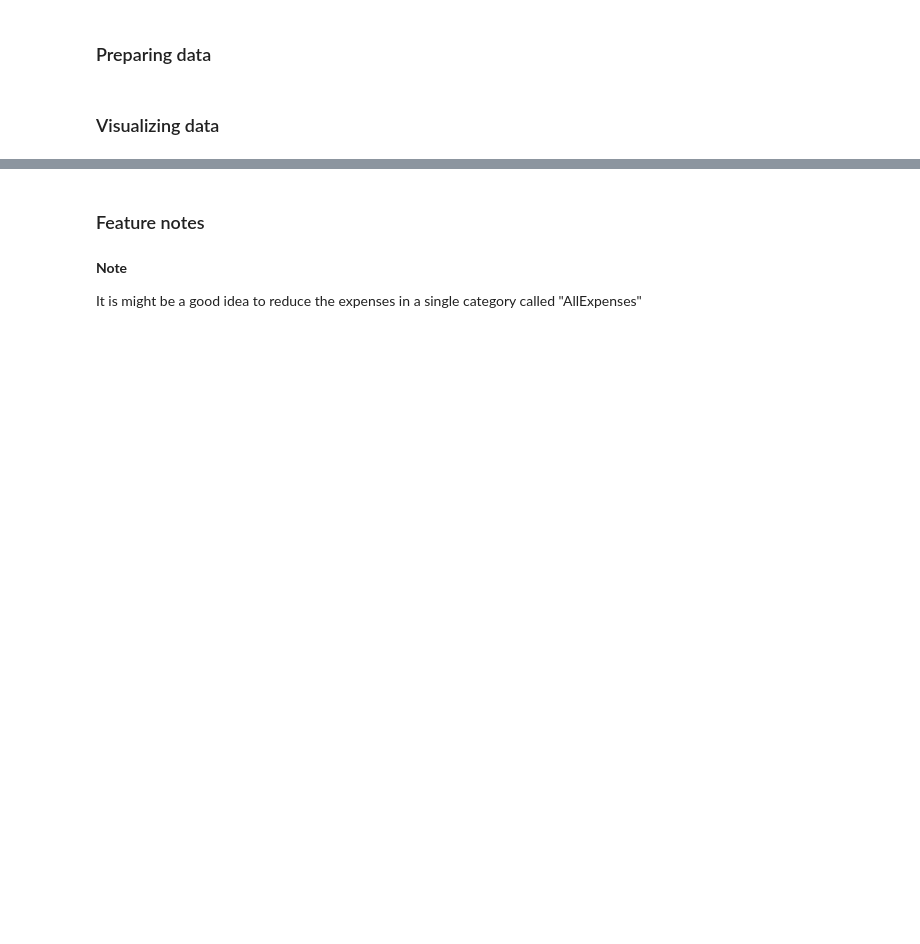
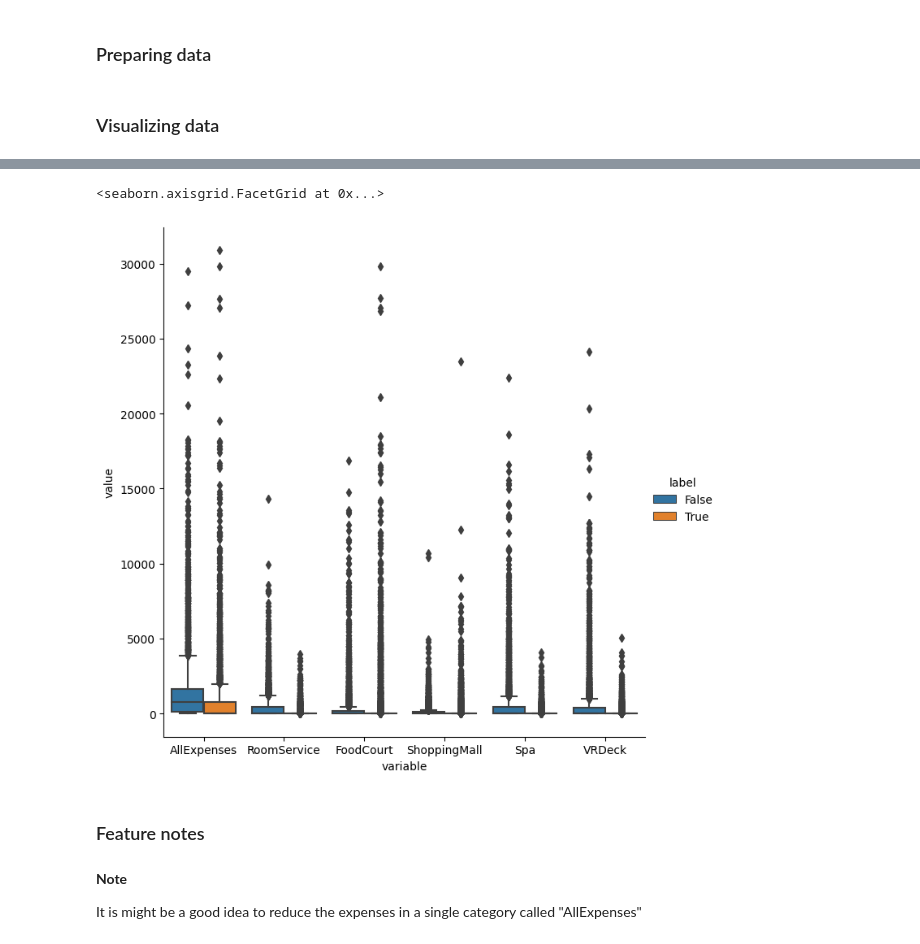
Before and after one commit to robperch/kgl_space_titanic, a Jupyter notebook: notebooks/data_exploration.ipynb, the cells around one changed output, grey strips where cells are left out. Drawn from its saved outputs; the diff is of its cells as text; code cells hidden in the pictures; blank space fills up the shorter version.

```diff
--- a/notebooks/data_exploration.ipynb
+++ b/notebooks/data_exploration.ipynb
@@ -268,12 +272,15 @@ sns.catplot(
 # %%
 sns.catplot(
     data=dfx,
     x='variable',
     y='value',
-    hue='Transported',
+    hue='label',
     kind='box',
     height=7
 )
+# %% [output]
+<seaborn.axisgrid.FacetGrid at 0x...>
+[figure, added]
 # %% [markdown]
 ### Feature notes
 # %% [markdown]
```
Also changed, not shown: parts of 5 cells of this notebook, 4 other files.
